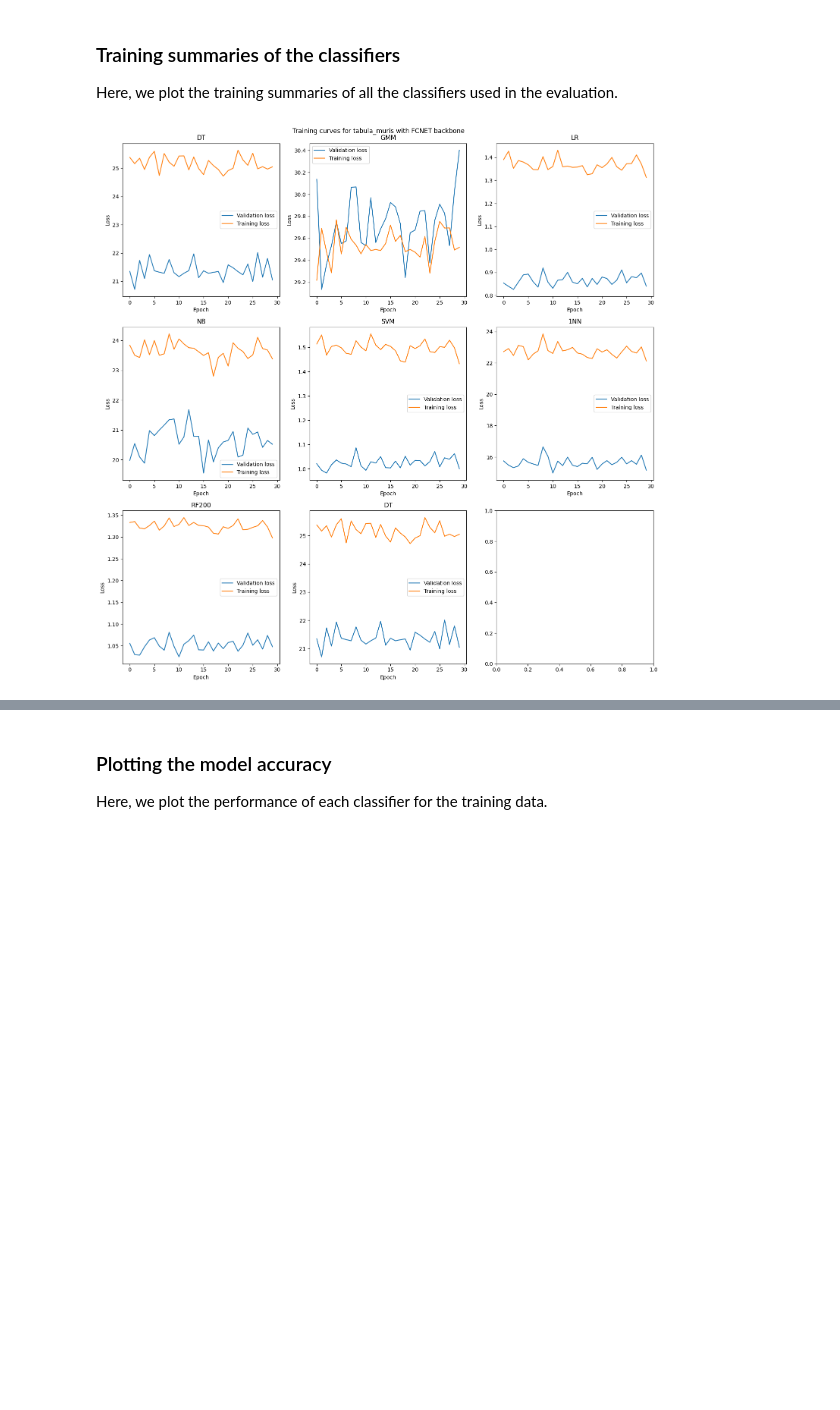
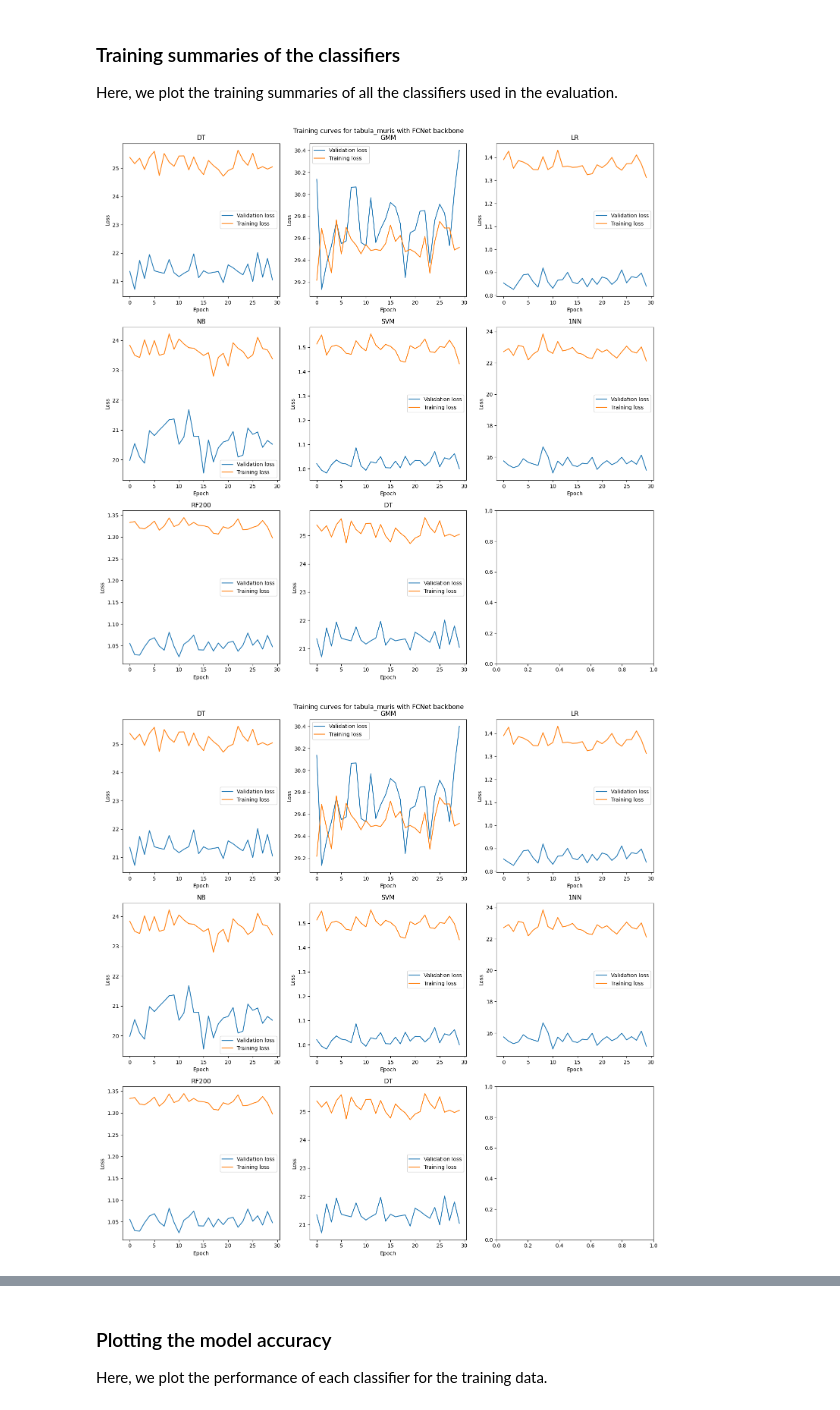
Before and after one commit to MChatzakis/BioMON, a Jupyter notebook: bioMON.ipynb, the cells around one changed output, grey strips where cells are left out. Cells and saved outputs as stored; diff of their text form; code cells hidden in the pictures; blank space fills up the shorter version.

```diff
--- a/bioMON.ipynb
+++ b/bioMON.ipynb
@@ -145,41 +159,41 @@ Here, we plot the training summaries of all the classifiers used in the evaluati
 n_way = 5
 n_shot = 5
 n_query = 15
 
-backbones = ["FCNET"]
-datasets = ["tabula_muris"]
+backbones = ["FCNet", "FCNet"]
+datasets = ["tabula_muris", "tabula_muris"]
 
-
-for backbone in backbones:
-    for dataset in datasets:
-
-        classifiers = ["DT", "GMM", "LR", "NB", "SVM", ] + [best_knn[dataset], best_rf[dataset]] + ["DT"] #to be MLP!
+for dataset in datasets:
+    for backbone in backbones:
+        classifiers = (
+            ["DT", "GMM", "LR", "NB", "SVM"]
+            + [best_knn[dataset][backbone], best_rf[dataset][backbone]]
+            + ["DT"]
+        )  # to be MLP!
         total_classifiers = len(classifiers)
 
         fig, ax = plt.subplots(3, 3, figsize=(15, 15))
         fig.suptitle(f"Training curves for {dataset} with {backbone} backbone")
 
         for index, classifier in enumerate(classifiers):
             path = f"{RESULTS_DIR}/{dataset}/bioMON_{classifier}_{backbone}/{n_way}w{n_shot}s{n_query}q/"
             data = pd.read_csv(path + "epoch_train_results.csv")
 
             epochs = data["epoch"].astype(int)
             val_loss = data["val_loss"]
             train_loss = data["train_loss"]
 
             ax[index // 3, index % 3].plot(epochs, val_loss, label="Validation loss")
             ax[index // 3, index % 3].plot(epochs, train_loss, label="Training loss")
             ax[index // 3, index % 3].set_title(f"{classifier}")
             ax[index // 3, index % 3].set_xlabel("Epoch")
             ax[index // 3, index % 3].set_ylabel("Loss")
             ax[index // 3, index % 3].legend()
 
-
-        fig.savefig(
-            f"{SAVE_PLOTS_DIR}/{dataset}_{backbone}_n{n_way}_s{n_shot}_q{n_query}_training_curves.png"
-        )
+        fig.suptitle(f"Training curves for {dataset} with {backbone} backbone")
         fig.tight_layout()
         plt.show()
         plt.close()
 # %% [output]
 [figure]
+[figure, added]
```
Also changed, not shown: parts of 8 cells of this notebook, 1 other file.
